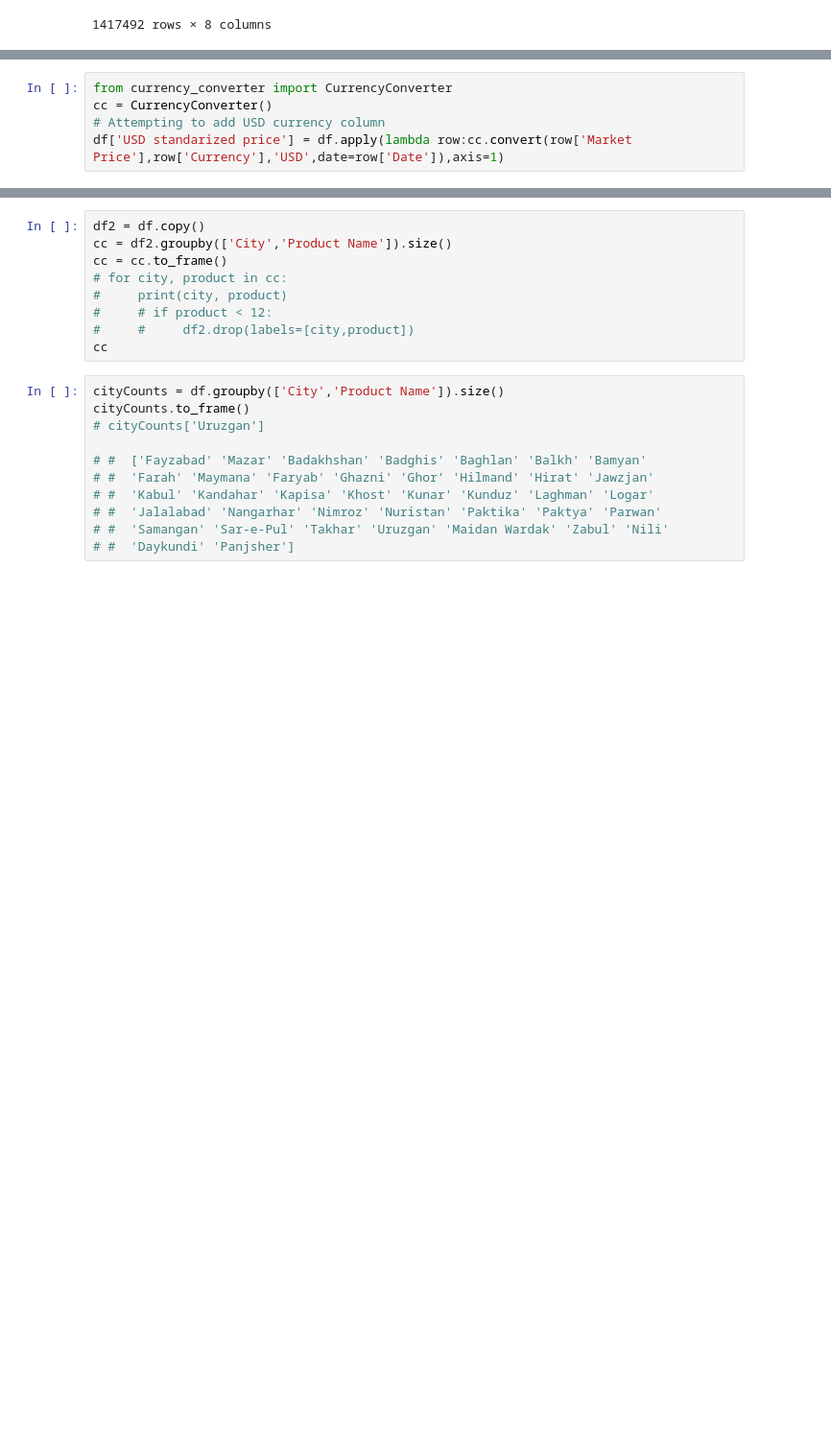
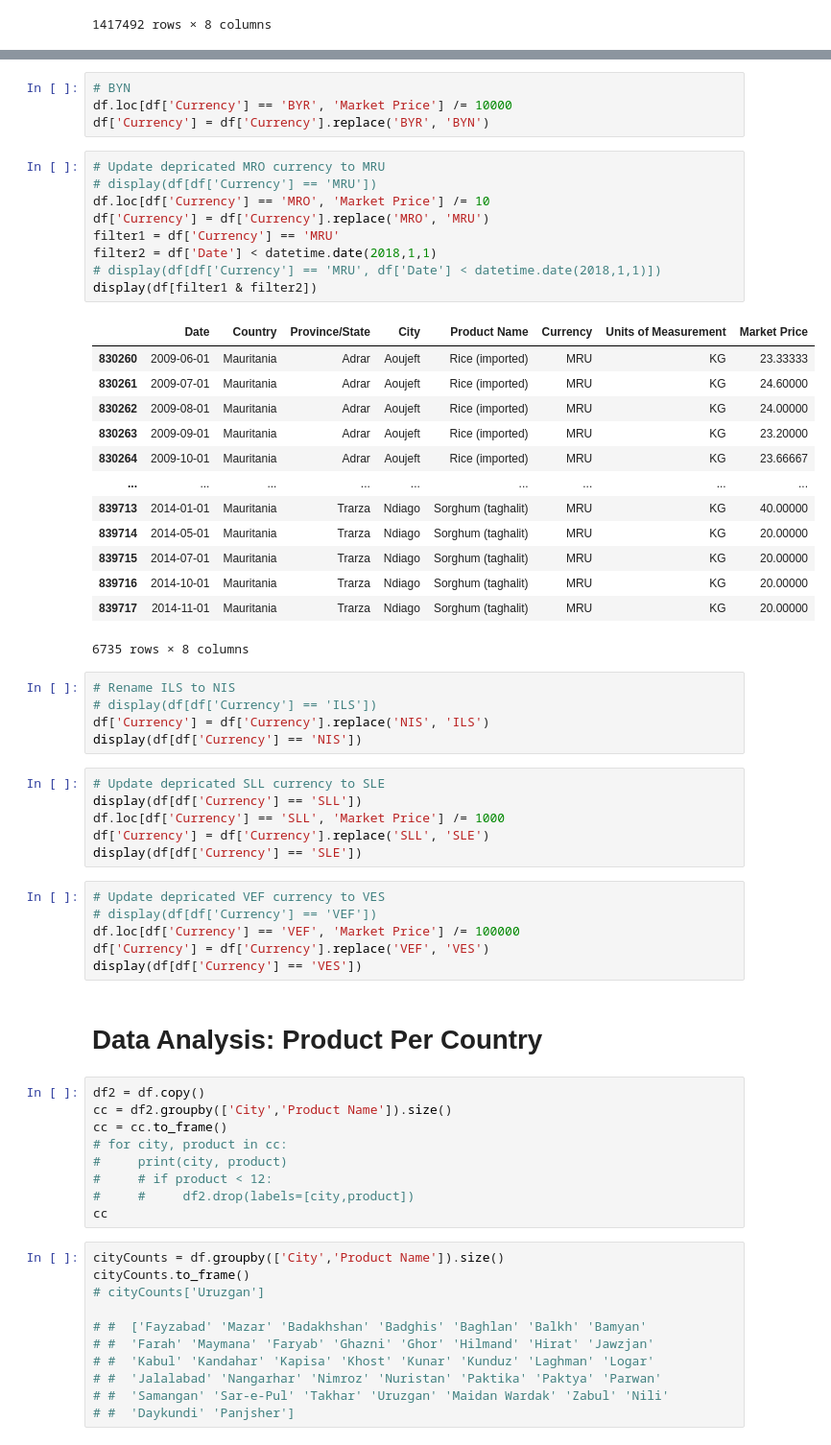
Before and after one commit to gigawawa/Food-Prices-Project, a Jupyter notebook: foodPriceAnalysis.ipynb, the cells around one changed output, grey strips where cells are left out. Shown at 96% size. Drawn from its saved outputs; the diff is of its cells as text; blank space fills up the shorter version.

Commit message:
Worked on Currency Exchange
API calls done (but not correct - can't use HTTPS protocol on free account), translate depreciated currencies to currently used equivalents.

```diff
--- a/foodPriceAnalysis.ipynb
+++ b/foodPriceAnalysis.ipynb
@@ -168,5 +127,0 @@ df['Country'].unique()
-# %%
-from currency_converter import CurrencyConverter
-cc = CurrencyConverter()
-# Attempting to add USD currency column
-df['USD standarized price'] = df.apply(lambda row:cc.convert(row['Market Price'],row['Currency'],'USD',date=row['Date']),axis=1)
@@ -175,3 +143,49 @@ df.head()
+# %%
+# BYN
+df.loc[df['Currency'] == 'BYR', 'Market Price'] /= 10000
+df['Currency'] = df['Currency'].replace('BYR', 'BYN')
+# %%
+# Update depricated MRO currency to MRU
+# display(df[df['Currency'] == 'MRU'])
+df.loc[df['Currency'] == 'MRO', 'Market Price'] /= 10
+df['Currency'] = df['Currency'].replace('MRO', 'MRU')
+filter1 = df['Currency'] == 'MRU'
+filter2 = df['Date'] < datetime.date(2018,1,1)
+# display(df[df['Currency'] == 'MRU', df['Date'] < datetime.date(2018,1,1)])
+display(df[filter1 & filter2])
+# %% [output]
+|  | Date | Country | Province/State | City | Product Name | Currency | Units of Measurement | Market Price |
+| 830260 | 2009-06-01 | Mauritania | Adrar | Aoujeft | Rice (imported) | MRU | KG | 23.33333 |
+| 830261 | 2009-07-01 | Mauritania | Adrar | Aoujeft | Rice (imported) | MRU | KG | 24.60000 |
+| 830262 | 2009-08-01 | Mauritania | Adrar | Aoujeft | Rice (imported) | MRU | KG | 24.00000 |
+| 830263 | 2009-09-01 | Mauritania | Adrar | Aoujeft | Rice (imported) | MRU | KG | 23.20000 |
+| 830264 | 2009-10-01 | Mauritania | Adrar | Aoujeft | Rice (imported) | MRU | KG | 23.66667 |
+| ... | ... | ... | ... | ... | ... | ... | ... | ... |
+| 839713 | 2014-01-01 | Mauritania | Trarza | Ndiago | Sorghum (taghalit) | MRU | KG | 40.00000 |
+| 839714 | 2014-05-01 | Mauritania | Trarza | Ndiago | Sorghum (taghalit) | MRU | KG | 20.00000 |
+| 839715 | 2014-07-01 | Mauritania | Trarza | Ndiago | Sorghum (taghalit) | MRU | KG | 20.00000 |
+| 839716 | 2014-10-01 | Mauritania | Trarza | Ndiago | Sorghum (taghalit) | MRU | KG | 20.00000 |
+| 839717 | 2014-11-01 | Mauritania | Trarza | Ndiago | Sorghum (taghalit) | MRU | KG | 20.00000 |
+6735 rows × 8 columns
+# %%
+# Rename ILS to NIS
+# display(df[df['Currency'] == 'ILS'])
+df['Currency'] = df['Currency'].replace('NIS', 'ILS')
+display(df[df['Currency'] == 'NIS'])
+# %%
+# Update depricated SLL currency to SLE
+display(df[df['Currency'] == 'SLL'])
+df.loc[df['Currency'] == 'SLL', 'Market Price'] /= 1000
+df['Currency'] = df['Currency'].replace('SLL', 'SLE')
+display(df[df['Currency'] == 'SLE'])
+# %%
+# Update depricated VEF currency to VES
+# display(df[df['Currency'] == 'VEF'])
+df.loc[df['Currency'] == 'VEF', 'Market Price'] /= 100000
+df['Currency'] = df['Currency'].replace('VEF', 'VES')
+display(df[df['Currency'] == 'VES'])
+# %% [markdown]
+# Data Analysis: Product Per Country
 # %%
 df2 = df.copy()
 cc = df2.groupby(['City','Product Name']).size()
```
Also changed, not shown: parts of 17 cells of this notebook, 2 other files.
